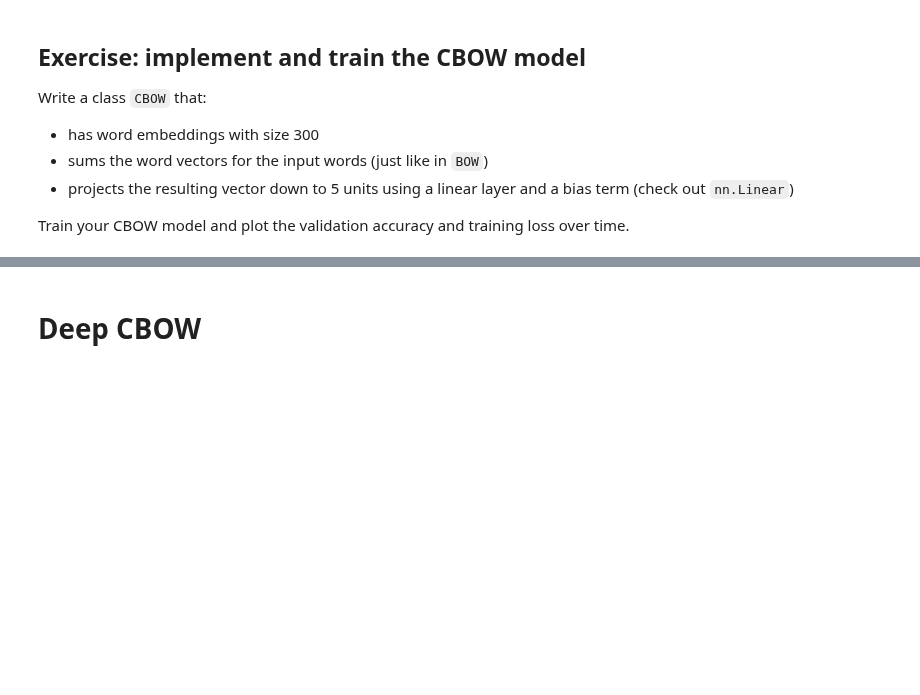
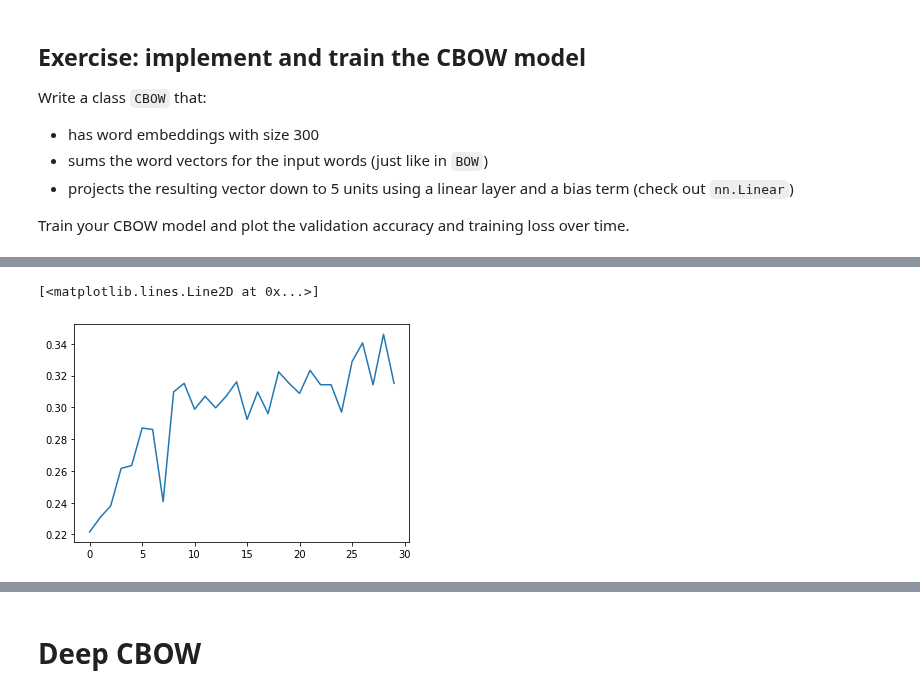
Before and after one commit to Lucyferko/NLP, a Jupyter notebook: NLP1_2024_Practical_2_(student_version).ipynb, the cells around one changed output, grey strips where cells are left out. Saved outputs shown, nothing was run; the diff lists cells and outputs as text; code cells hidden in the pictures; blank space fills up the shorter version.

Commit message:
downlaods & bow, cbow done

```diff
--- a/NLP1_2024_Practical_2_(student_version).ipynb
+++ b/NLP1_2024_Practical_2_(student_version).ipynb
@@ -546,13 +557,14 @@ def train_model(model, optimizer, num_iterations=10000,
       # backward pass (tip: check the Introduction to PyTorch notebook)
 
       # erase previous gradients
-      raise NotImplementedError("Implement this")
-      # YOUR CODE HERE
+      optimizer.zero_grad()
 
       # compute gradients
+      loss.backward()
       # YOUR CODE HERE
 
       # update weights - take a small step in the opposite dir of the gradient
+      optimizer.step()
       # YOUR CODE HERE
 
       print_num += 1
@@ -657,0 +692,28 @@ Train your CBOW model and plot the validation accuracy and training loss over ti
+# %%
+# YOUR CODE HERE
+class CBOW(nn.Module):
+  """A simple bag-of-words model"""
+
+  def __init__(self, vocab_size, vocab, embedding_dim=300, output_dim=5):
+    super(CBOW, self).__init__()
+    self.vocab = vocab
+    self.embed = nn.Embedding(vocab_size, embedding_dim)
+    self.fc = nn.Linear(embedding_dim, output_dim)
+
+  def forward(self, inputs):
+    embeds = self.embed(inputs)
+    summed = torch.sum(embeds, dim=1)
+    output = self.fc(summed)
+
+    return output
+# %%
+# If everything is in place we can now train our first model!
+cbow_model = CBOW(len(v.w2i), vocab=v, embedding_dim=300, output_dim=5)
+print(cbow_model)
+
+cbow_model = cbow_model.to(device)
+
+optimizer = optim.Adam(cbow_model.parameters(), lr=0.0005)
+cbow_losses, cbow_accuracies = train_model(
+    cbow_model, optimizer, num_iterations=30000,
+    print_every=1000, eval_every=1000)
@@ -657,0 +738,6 @@ Train your CBOW model and plot the validation accuracy and training loss over ti
+# %%
+# This will plot the validation accuracies across time.
+plt.plot(cbow_accuracies)
+# %% [output]
+[<matplotlib.lines.Line2D at 0x...>]
+[figure, added]
```
Also changed, not shown: parts of 17 cells of this notebook, 6 other files.
